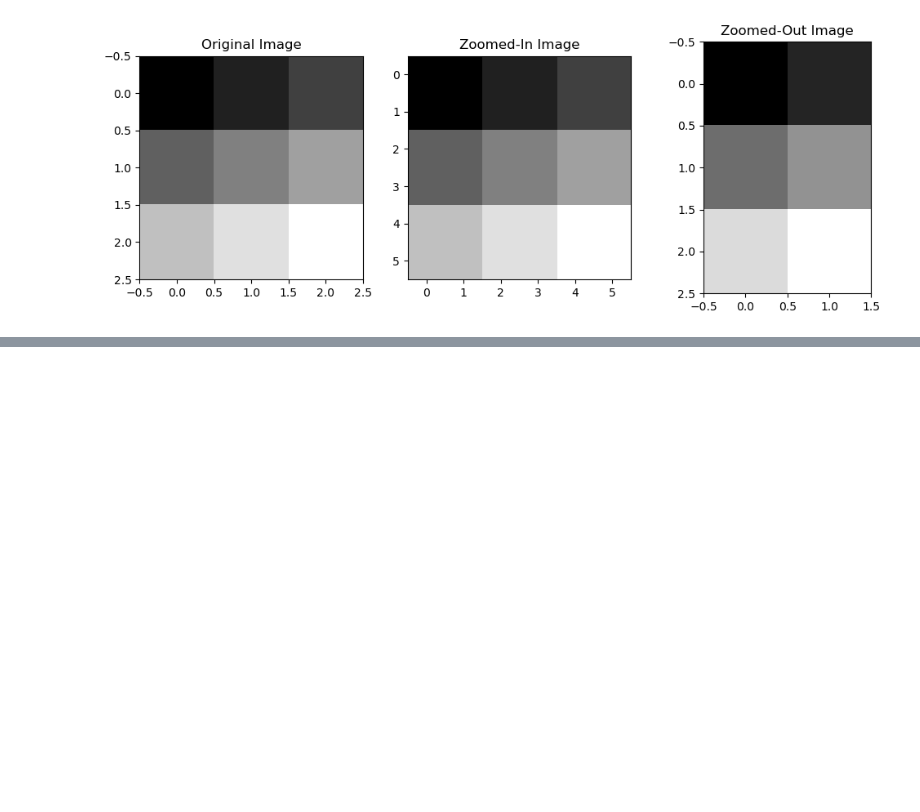
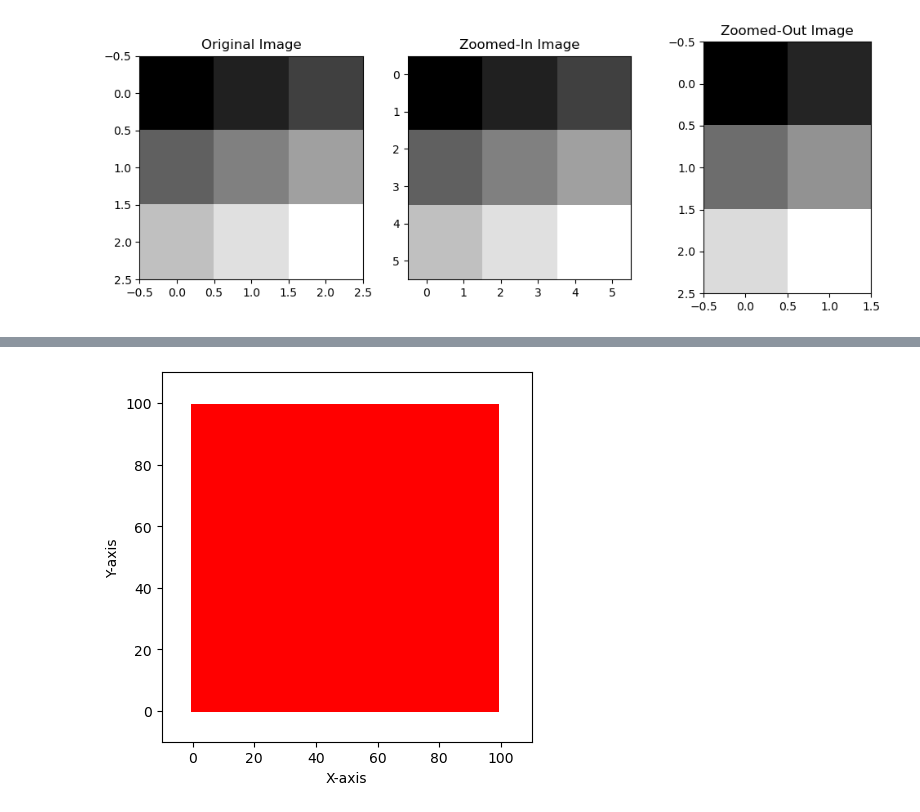
Before and after one commit to babarai45/Data_Science-2024-25, a Jupyter notebook: Data Preprocessing /All Libraries Learning /Numpy/linealgebra.ipynb, the cells around one changed output, grey strips where cells are left out. Saved outputs shown, nothing was run; the diff lists cells and outputs as text; code cells hidden in the pictures; blank space fills up the shorter version.

```diff
--- a/Data Preprocessing /All Libraries Learning /Numpy/linealgebra.ipynb
+++ b/Data Preprocessing /All Libraries Learning /Numpy/linealgebra.ipynb
@@ -176,0 +296,23 @@ image.show()
+# %%
+import numpy as np
+import matplotlib.pyplot as plt
+
+# Create a 100x100 red image as a NumPy array
+image_data = np.full((100, 100, 3), (255, 0, 0), dtype=np.uint8)
+
+# Create a figure and axis
+fig, ax = plt.subplots()
+
+# Display the image on the axis
+ax.imshow(image_data)
+
+# Set axis limits and labels
+ax.set_xlim(-10, 110)
+ax.set_ylim(-10, 110)
+ax.set_xlabel('X-axis')
+ax.set_ylabel('Y-axis')
+
+# Show the plot
+plt.show()
+# %% [output]
+[figure, added]
```
Also changed, not shown: parts of 22 cells of this notebook, 12 other files.
